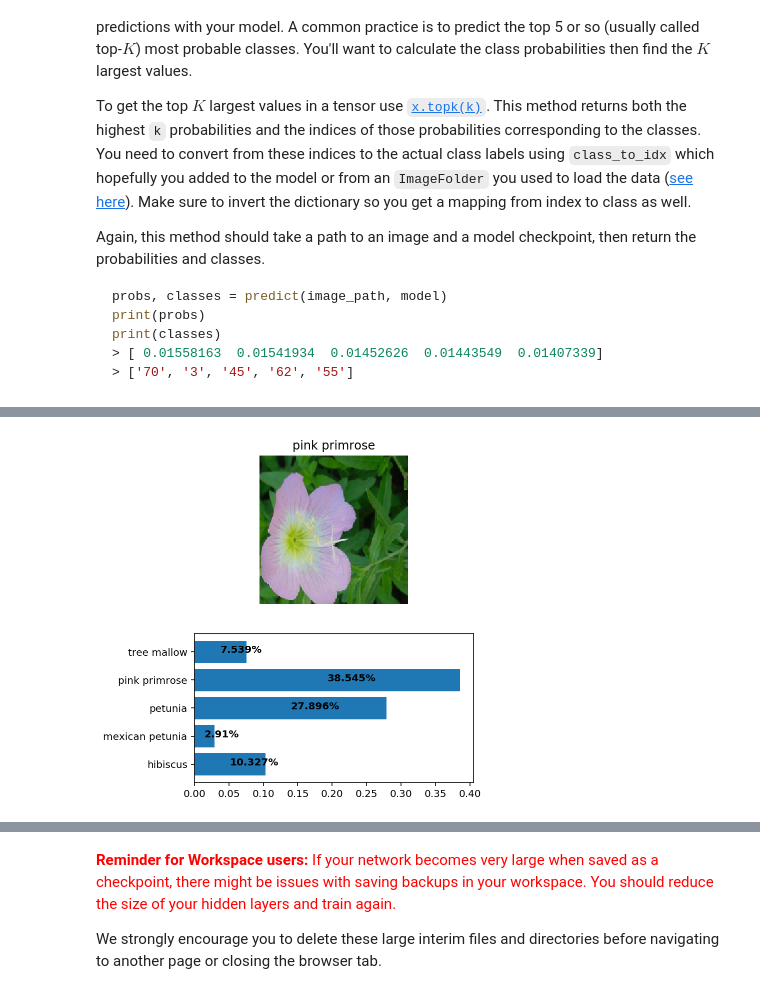
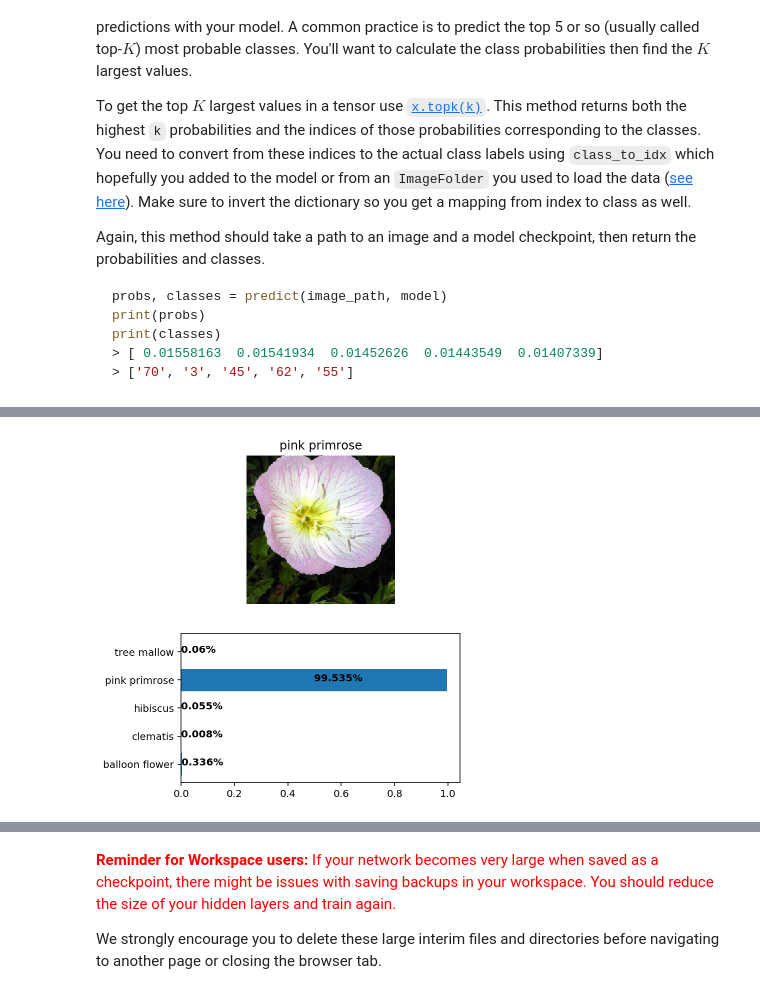
Before and after one commit to jrreda/AIPMD-Udacity, a Jupyter notebook: Project 02 - Create your own classifier/Image Classifier Project.ipynb, the cells around one changed output, grey strips where cells are left out. Cells and saved outputs as stored; diff of their text form; code cells hidden in the pictures.

```diff
--- a/Project 02 - Create your own classifier/Image Classifier Project.ipynb
+++ b/Project 02 - Create your own classifier/Image Classifier Project.ipynb
@@ -477,8 +496,9 @@ def display_preditions(image_path):
 
 
     return plt.show()
-# %%
-display_preditions("flowers/train/1/image_06735.jpg")
-# %% [output]
-[figure, removed]
+# %%
+# try a test image #01
+display_preditions("flowers/test/1/image_06743.jpg")
+# %% [output]
+[figure, added]
 # %%
```
Also changed, not shown: parts of 15 cells of this notebook, 5 other files.
